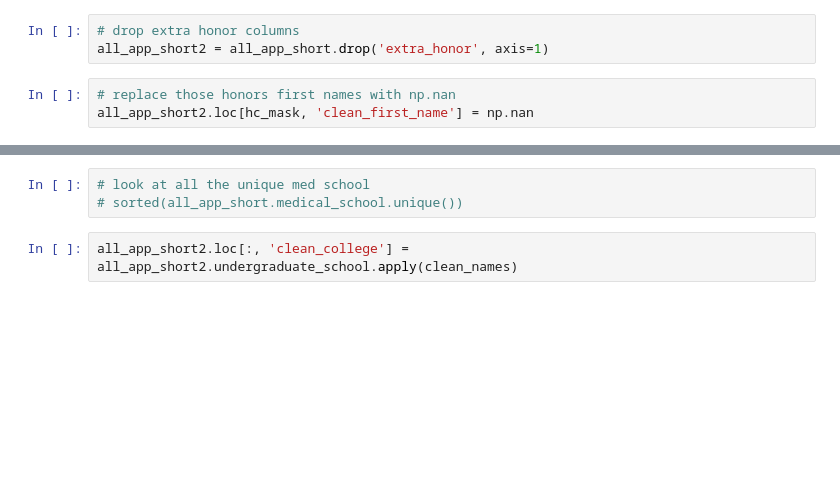
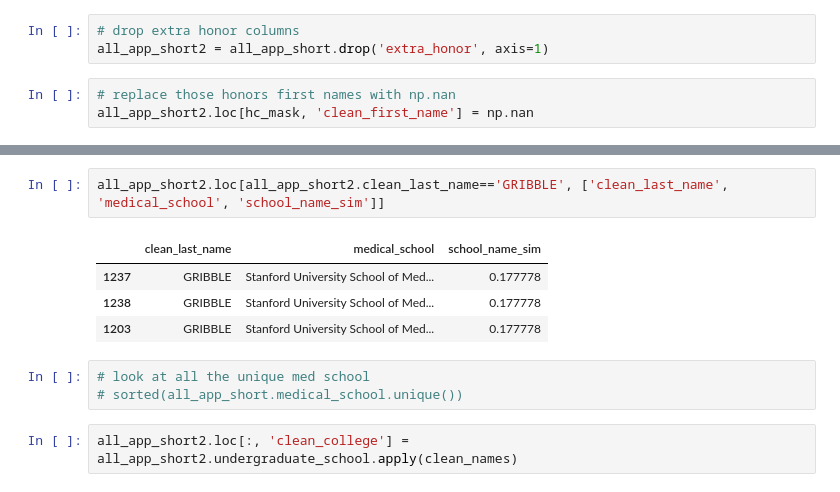
Before and after one commit to Lrraymond13/yellow_beret, a Jupyter notebook: Compile Application Card Raw Data, Dedup and Standardize.ipynb, the cells around one changed output, grey strips where cells are left out. Saved outputs shown, nothing was run; the diff lists cells and outputs as text; blank space fills up the shorter version.

```diff
--- a/Compile Application Card Raw Data, Dedup and Standardize.ipynb
+++ b/Compile Application Card Raw Data, Dedup and Standardize.ipynb
@@ -220,3 +256,10 @@ all_app_short2.loc[hc_mask, 'clean_first_name'] = np.nan
+# %%
+all_app_short2.loc[all_app_short2.clean_last_name=='GRIBBLE', ['clean_last_name', 'medical_school', 'school_name_sim']]
+# %% [output]
+|  | clean_last_name | medical_school | school_name_sim |
+| 1237 | GRIBBLE | Stanford University School of Med... | 0.177778 |
+| 1238 | GRIBBLE | Stanford University School of Med... | 0.177778 |
+| 1203 | GRIBBLE | Stanford University School of Med... | 0.177778 |
 # %%
 # look at all the unique med school
 # sorted(all_app_short.medical_school.unique())
```
Also changed, not shown: parts of 13 cells of this notebook.
